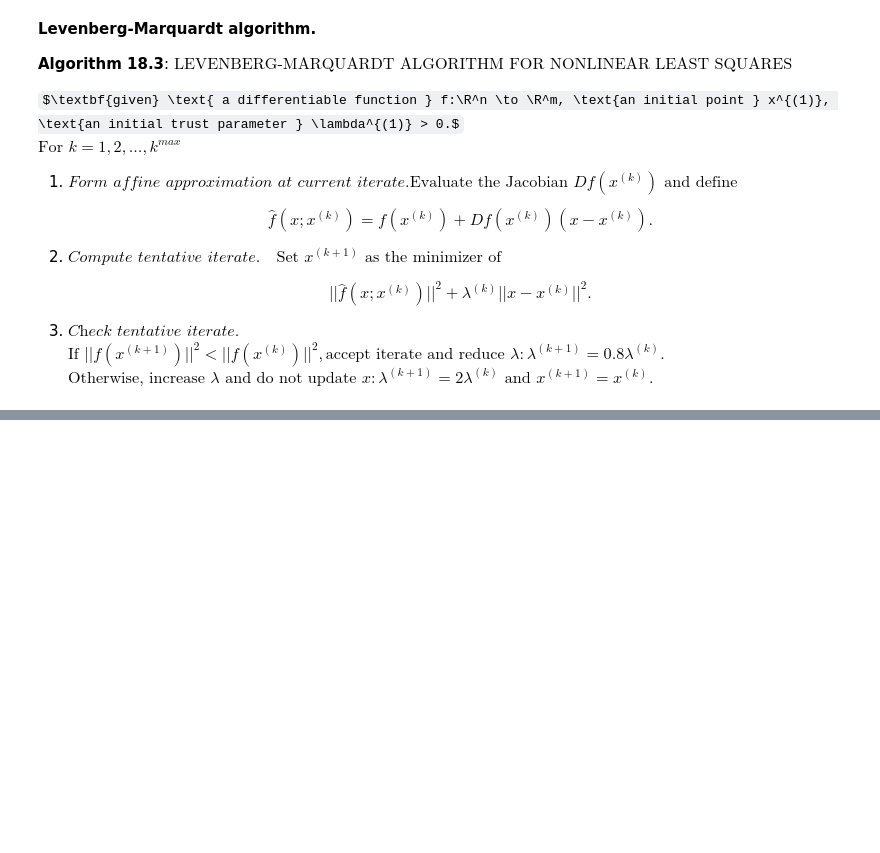
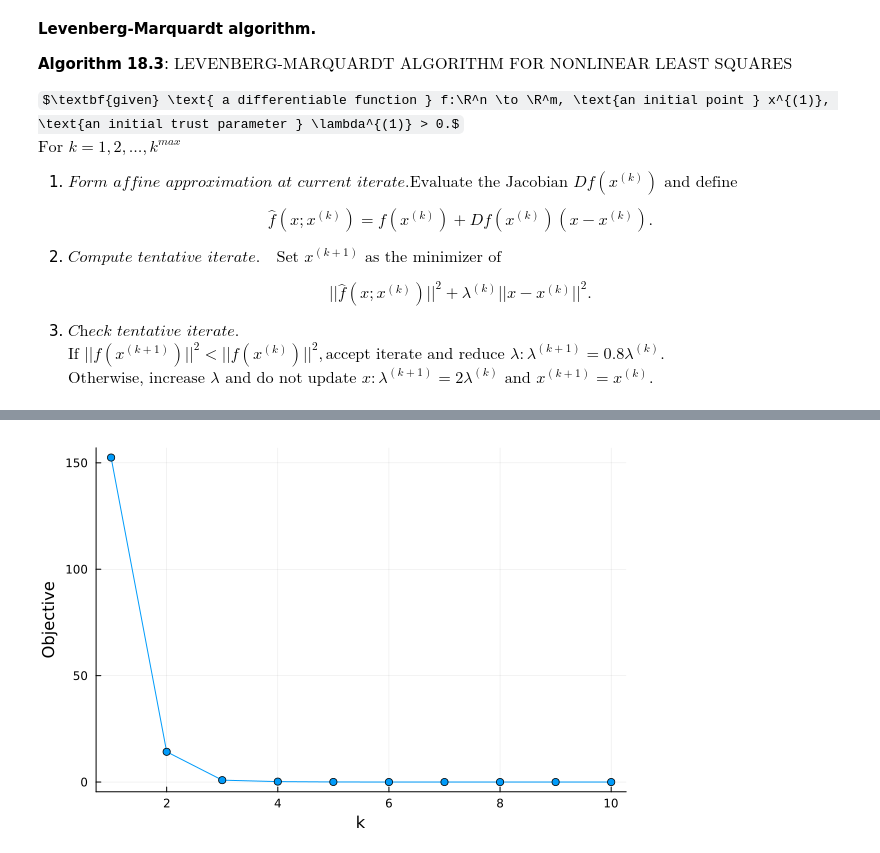
Before and after one commit to Minh-An/engr108, a Jupyter notebook: nonlinear_ls.ipynb, the cells around one changed output, grey strips where cells are left out. Cells and saved outputs as stored; diff of their text form; code cells hidden in the pictures; some formulas as TeX source; blank space fills up the shorter version.

```diff
--- a/nonlinear_ls.ipynb
+++ b/nonlinear_ls.ipynb
@@ -340,0 +481,6 @@ $\text{Otherwise, increase } \lambda \text{ and do not update } x: \lambda^{(k+1
+# %%
+pnom = [1,1]
+p, iterdata = levenberg_marquardt(f, Df, [3,9], 1.0)
+plot(iterdata["objectives"], shape = :circle, legend =false, xlabel = "k", ylabel = "Objective")
+# %% [output]
+[figure, added]
```
Also changed, not shown: parts of 16 cells of this notebook.
